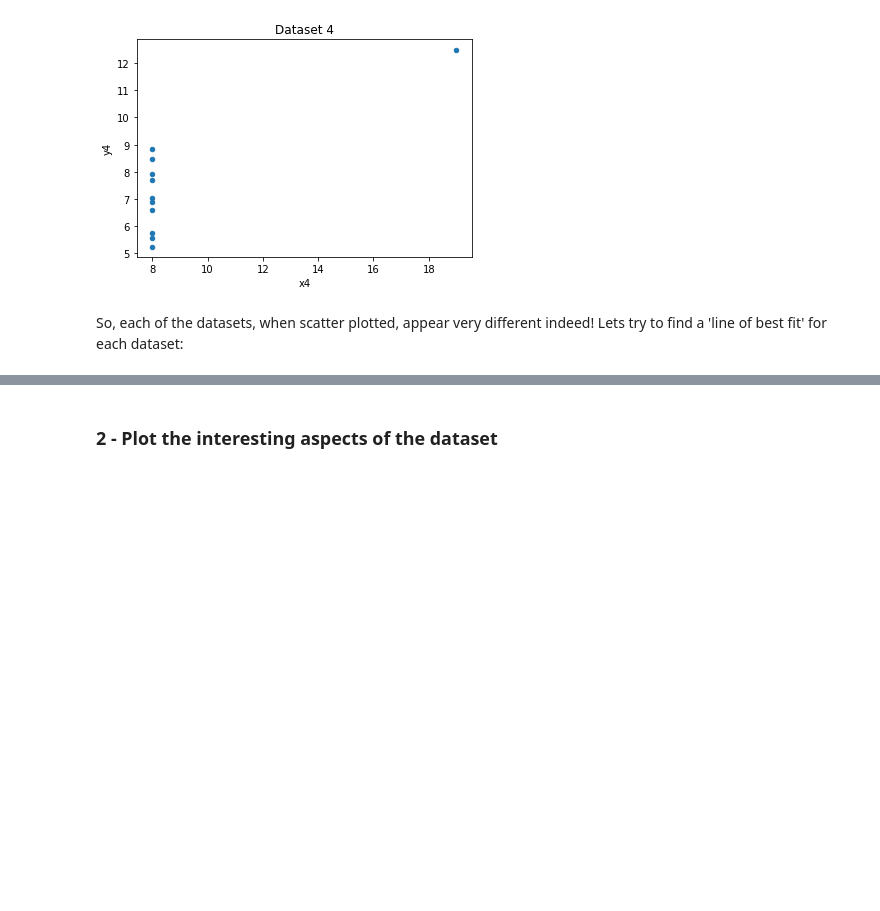
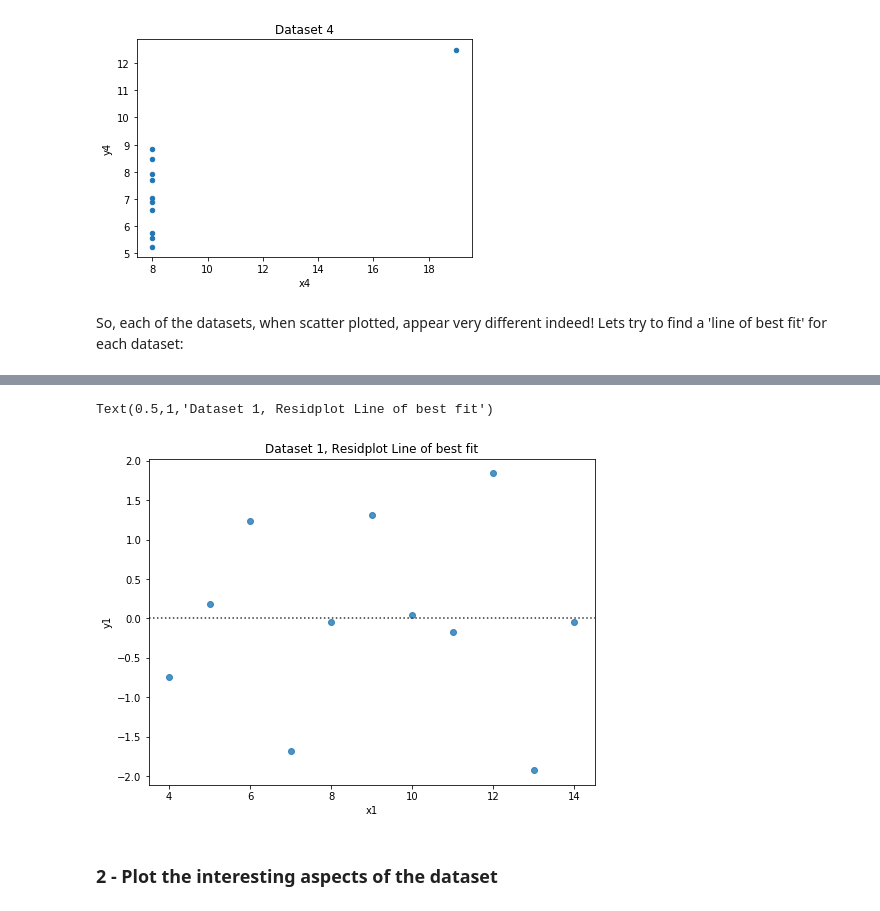
Before and after one commit to Aqua5lad/Anscombes-quartet-dataset, a Jupyter notebook: Anscombes Dataset Analysis.ipynb, the cells around one changed output, grey strips where cells are left out. Drawn from its saved outputs; the diff is of its cells as text; code cells hidden in the pictures; blank space fills up the shorter version.

```diff
--- a/Anscombes Dataset Analysis.ipynb
+++ b/Anscombes Dataset Analysis.ipynb
@@ -102,3 +108,9 @@ So, each of the datasets, when scatter plotted, appear very different indeed! Le
+# %%
+sns.residplot(df.x1, df.y1);
+plt.title ('Dataset 1, Residplot Line of best fit')
+# %% [output]
+Text(0.5,1,'Dataset 1, Residplot Line of best fit')
+[figure, added]
 # %% [markdown]
 ### 2 - Plot the interesting aspects of the dataset
 # %%
```
Also changed, not shown: parts of 8 cells of this notebook.
